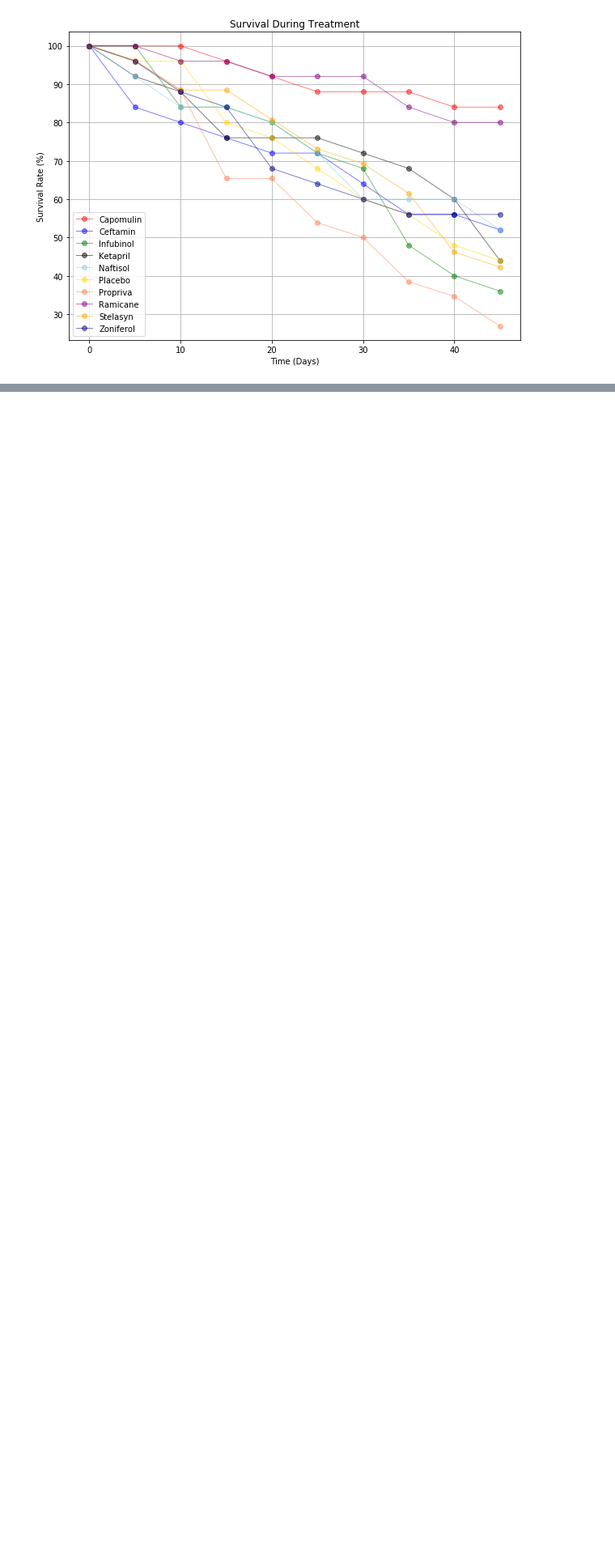
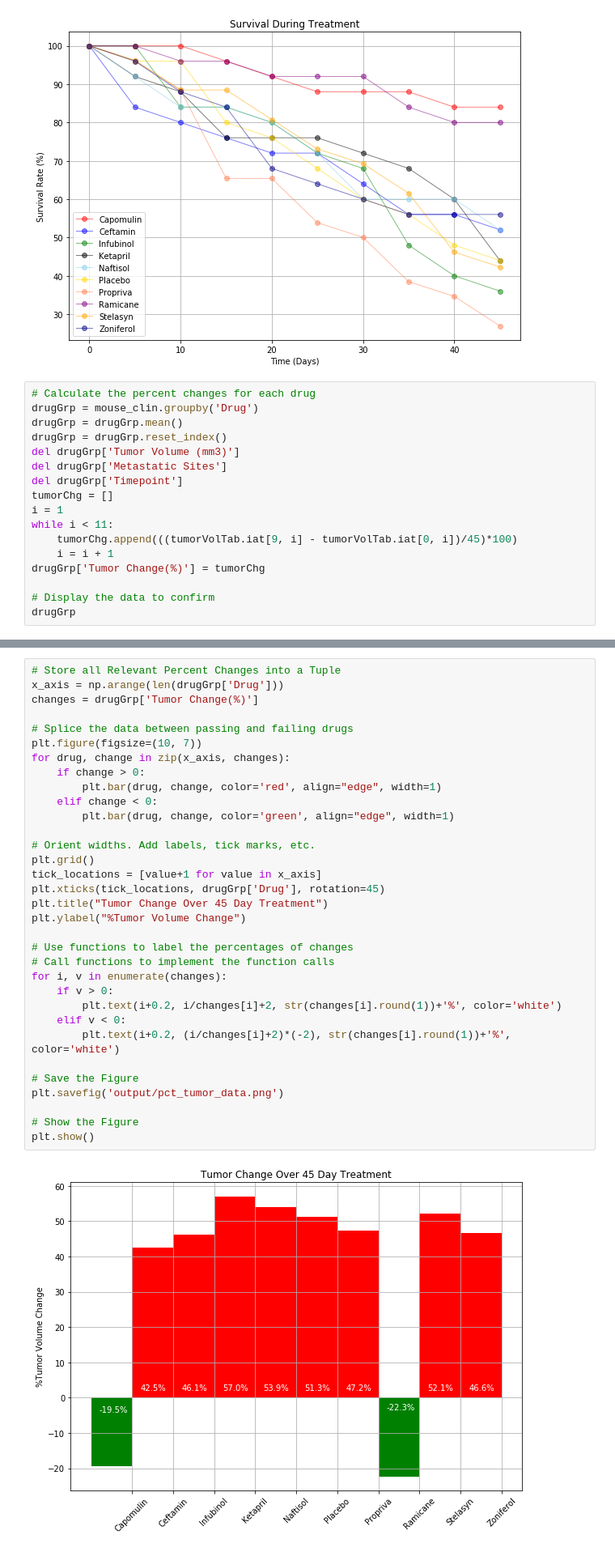
Before and after one commit to djoleary5/Pymaceuticals, a Jupyter notebook: pymaceuticals.ipynb, the cells around one changed output, grey strips where cells are left out. Shown at 81% size. Saved outputs shown, nothing was run; the diff lists cells and outputs as text; blank space fills up the shorter version.

Commit message:
% change bar graph

```diff
--- a/pymaceuticals.ipynb
+++ b/pymaceuticals.ipynb
@@ -306,3 +306,20 @@ plt.savefig('output/survival_data.png')
 plt.show()
 # %% [output]
 [figure]
+# %%
+# Calculate the percent changes for each drug
+drugGrp = mouse_clin.groupby('Drug')
+drugGrp = drugGrp.mean()
+drugGrp = drugGrp.reset_index()
+del drugGrp['Tumor Volume (mm3)']
+del drugGrp['Metastatic Sites']
+del drugGrp['Timepoint']
+tumorChg = []
+i = 1
+while i < 11:
+    tumorChg.append(((tumorVolTab.iat[9, i] - tumorVolTab.iat[0, i])/45)*100)
+    i = i + 1
+drugGrp['Tumor Change(%)'] = tumorChg
+
+# Display the data to confirm
+drugGrp
@@ -308,0 +338,35 @@ plt.show()
+# %%
+# Store all Relevant Percent Changes into a Tuple
+x_axis = np.arange(len(drugGrp['Drug']))
+changes = drugGrp['Tumor Change(%)']
+
+# Splice the data between passing and failing drugs
+plt.figure(figsize=(10, 7))
+for drug, change in zip(x_axis, changes):
+    if change > 0:
+        plt.bar(drug, change, color='red', align="edge", width=1)
+    elif change < 0:
+        plt.bar(drug, change, color='green', align="edge", width=1)
+
+# Orient widths. Add labels, tick marks, etc.
+plt.grid()
+tick_locations = [value+1 for value in x_axis]
+plt.xticks(tick_locations, drugGrp['Drug'], rotation=45)
+plt.title("Tumor Change Over 45 Day Treatment")
+plt.ylabel("%Tumor Volume Change")
+
+# Use functions to label the percentages of changes
+# Call functions to implement the function calls
+for i, v in enumerate(changes):
+    if v > 0:
+        plt.text(i+0.2, i/changes[i]+2, str(changes[i].round(1))+'%', color='white')
+    elif v < 0:
+        plt.text(i+0.2, (i/changes[i]+2)*(-2), str(changes[i].round(1))+'%', color='white')
+
+# Save the Figure
+plt.savefig('output/pct_tumor_data.png')
+
+# Show the Figure
+plt.show()
+# %% [output]
+[figure, added]
```
Also changed, not shown: parts of 1 cell of this notebook, 1 other file.
